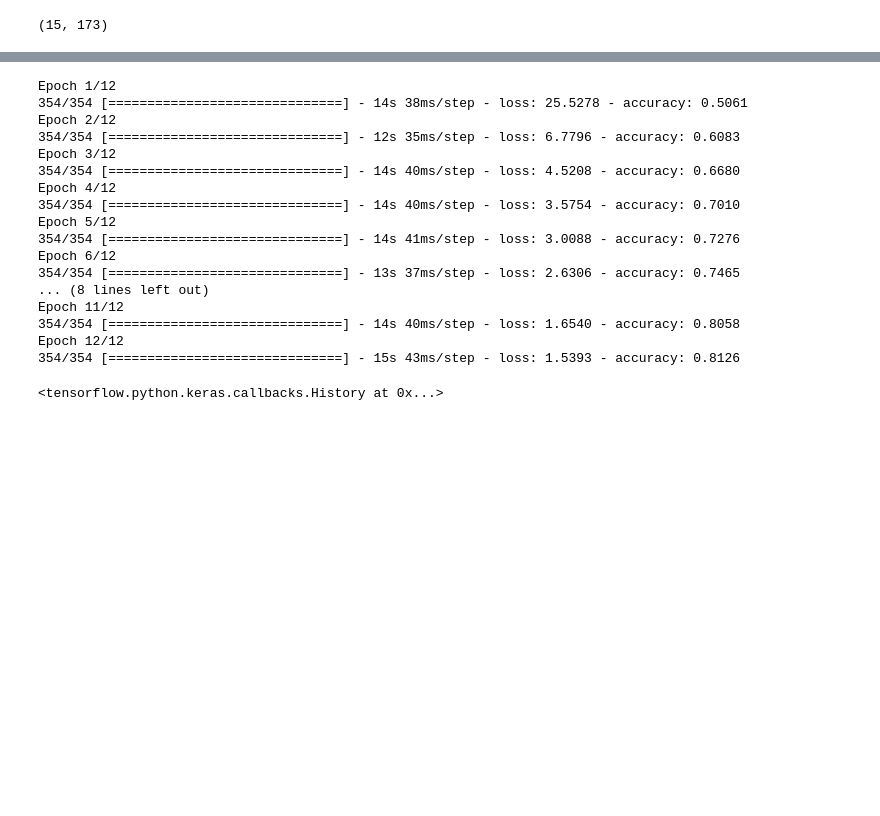
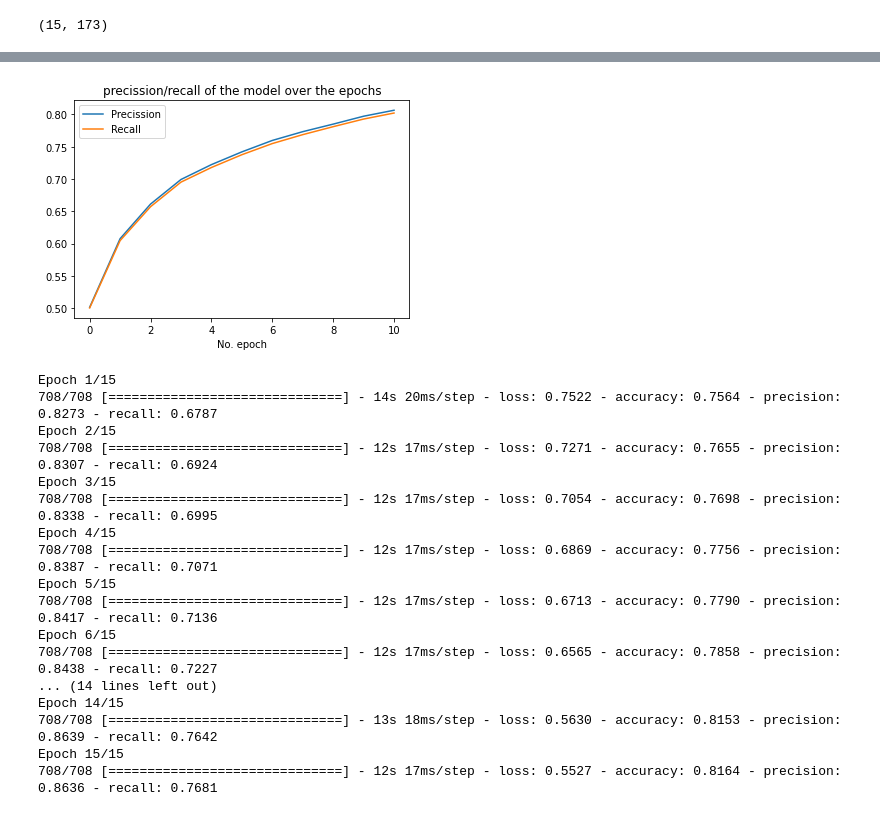
Before and after one commit to cocoalex00/Speech-recognition-COM3025, a Jupyter notebook: CNN.ipynb, the cells around one changed output, grey strips where cells are left out. Drawn from its saved outputs; the diff is of its cells as text; code cells hidden in the pictures; blank space fills up the shorter version.

```diff
--- a/CNN.ipynb
+++ b/CNN.ipynb
@@ -85,0 +176,10 @@ model.compile(loss='categorical_crossentropy', optimizer=opt, metrics=['accuracy
+# %%
+# Precision / Recall curve (training)
+plt.plot(history['precision'], label="Precission")
+plt.plot(history['recall'], label="Recall")
+plt.title('precission/recall of the model over the epochs')
+plt.xlabel('No. epoch')
+plt.legend(loc="upper left")
+plt.show()
+# %% [output]
+[figure, added]
@@ -86,24 +217,23 @@ model.compile(loss='categorical_crossentropy', optimizer=opt, metrics=['accuracy
 # %%
-#Train the model
+#Train the model (this was 25 epochs)
 x_train = np.array(mfcc_train)
 y_train = np.array(y_train)
-model.fit(x=x_train, y=y_train, epochs=12, batch_size=128)
+history2 = model2.fit(x=x_train, y=y_train, epochs=15, batch_size=64)
 # %% [output]
-Epoch 1/12
-354/354 [==============================] - 14s 38ms/step - loss: 25.5278 - accuracy: 0.5061
-Epoch 2/12
-354/354 [==============================] - 12s 35ms/step - loss: 6.7796 - accuracy: 0.6083
-Epoch 3/12
-354/354 [==============================] - 14s 40ms/step - loss: 4.5208 - accuracy: 0.6680
-Epoch 4/12
-354/354 [==============================] - 14s 40ms/step - loss: 3.5754 - accuracy: 0.7010
-Epoch 5/12
-354/354 [==============================] - 14s 41ms/step - loss: 3.0088 - accuracy: 0.7276
-Epoch 6/12
-354/354 [==============================] - 13s 37ms/step - loss: 2.6306 - accuracy: 0.7465
-... (8 lines left out)
-Epoch 11/12
-354/354 [==============================] - 14s 40ms/step - loss: 1.6540 - accuracy: 0.8058
-Epoch 12/12
-354/354 [==============================] - 15s 43ms/step - loss: 1.5393 - accuracy: 0.8126
+Epoch 1/15
+708/708 [==============================] - 14s 20ms/step - loss: 0.7522 - accuracy: 0.7564 - precision: 0.8273 - recall: 0.6787
+Epoch 2/15
+708/708 [==============================] - 12s 17ms/step - loss: 0.7271 - accuracy: 0.7655 - precision: 0.8307 - recall: 0.6924
+Epoch 3/15
+708/708 [==============================] - 12s 17ms/step - loss: 0.7054 - accuracy: 0.7698 - precision: 0.8338 - recall: 0.6995
+Epoch 4/15
+708/708 [==============================] - 12s 17ms/step - loss: 0.6869 - accuracy: 0.7756 - precision: 0.8387 - recall: 0.7071
+Epoch 5/15
+708/708 [==============================] - 12s 17ms/step - loss: 0.6713 - accuracy: 0.7790 - precision: 0.8417 - recall: 0.7136
+Epoch 6/15
+708/708 [==============================] - 12s 17ms/step - loss: 0.6565 - accuracy: 0.7858 - precision: 0.8438 - recall: 0.7227
+... (14 lines left out)
+Epoch 14/15
+708/708 [==============================] - 13s 18ms/step - loss: 0.5630 - accuracy: 0.8153 - precision: 0.8639 - recall: 0.7642
+Epoch 15/15
+708/708 [==============================] - 12s 17ms/step - loss: 0.5527 - accuracy: 0.8164 - precision: 0.8636 - recall: 0.7681
-<tensorflow.python.keras.callbacks.History at 0x...>
```
Also changed, not shown: parts of 24 cells of this notebook.
